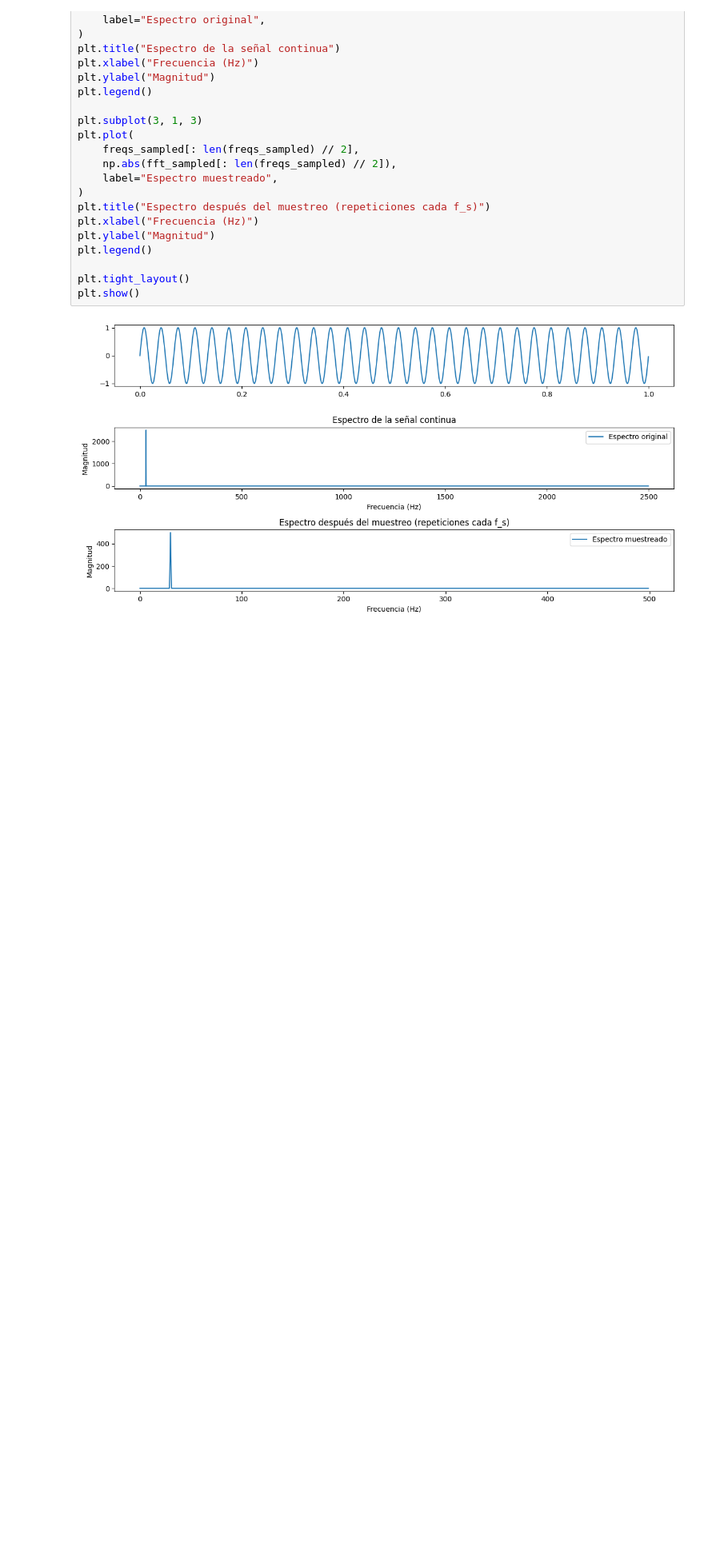
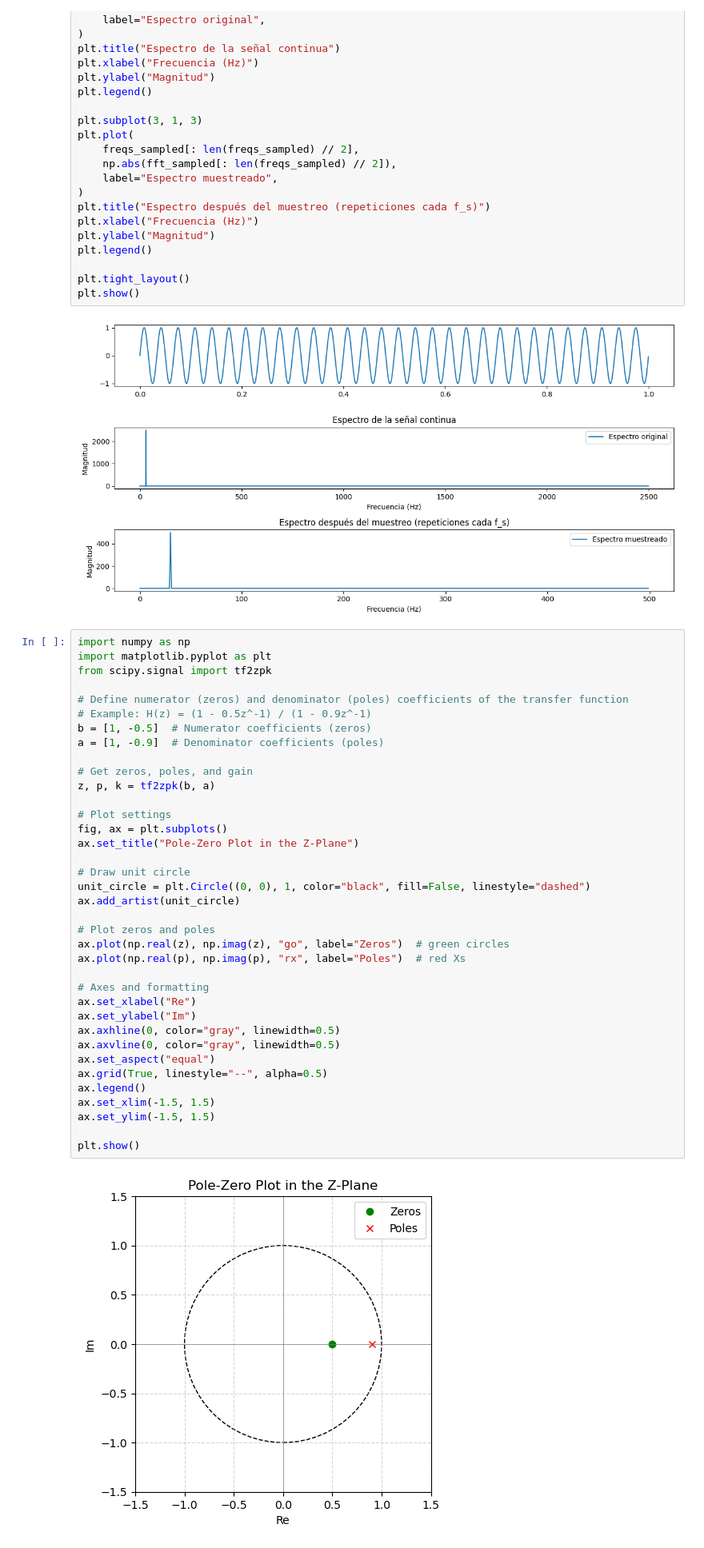
Before and after one commit to PabloCaicedoR/pablocaicedor.github.io, a Jupyter notebook: codigo/preparing_slides_002.ipynb, the cells around one changed output. Shown: that part at 80% size. Saved outputs shown, nothing was run; the diff lists cells and outputs as text; blank space fills up the shorter version.

```diff
--- a/codigo/preparing_slides_002.ipynb
+++ b/codigo/preparing_slides_002.ipynb
@@ -164,3 +164,42 @@ plt.tight_layout()
 plt.show()
 # %% [output]
 [figure]
+# %%
+import numpy as np
+import matplotlib.pyplot as plt
+from scipy.signal import tf2zpk
+
+# Define numerator (zeros) and denominator (poles) coefficients of the transfer function
+# Example: H(z) = (1 - 0.5z^-1) / (1 - 0.9z^-1)
+b = [1, -0.5]  # Numerator coefficients (zeros)
+a = [1, -0.9]  # Denominator coefficients (poles)
+
+# Get zeros, poles, and gain
+z, p, k = tf2zpk(b, a)
+
+# Plot settings
+fig, ax = plt.subplots()
+ax.set_title("Pole-Zero Plot in the Z-Plane")
+
+# Draw unit circle
+unit_circle = plt.Circle((0, 0), 1, color="black", fill=False, linestyle="dashed")
+ax.add_artist(unit_circle)
+
+# Plot zeros and poles
+ax.plot(np.real(z), np.imag(z), "go", label="Zeros")  # green circles
+ax.plot(np.real(p), np.imag(p), "rx", label="Poles")  # red Xs
+
+# Axes and formatting
+ax.set_xlabel("Re")
+ax.set_ylabel("Im")
+ax.axhline(0, color="gray", linewidth=0.5)
+ax.axvline(0, color="gray", linewidth=0.5)
+ax.set_aspect("equal")
+ax.grid(True, linestyle="--", alpha=0.5)
+ax.legend()
+ax.set_xlim(-1.5, 1.5)
+ax.set_ylim(-1.5, 1.5)
+
+plt.show()
+# %% [output]
+[figure, added]
```
Also changed, not shown: parts of 2 cells of this notebook, 9 other files.
